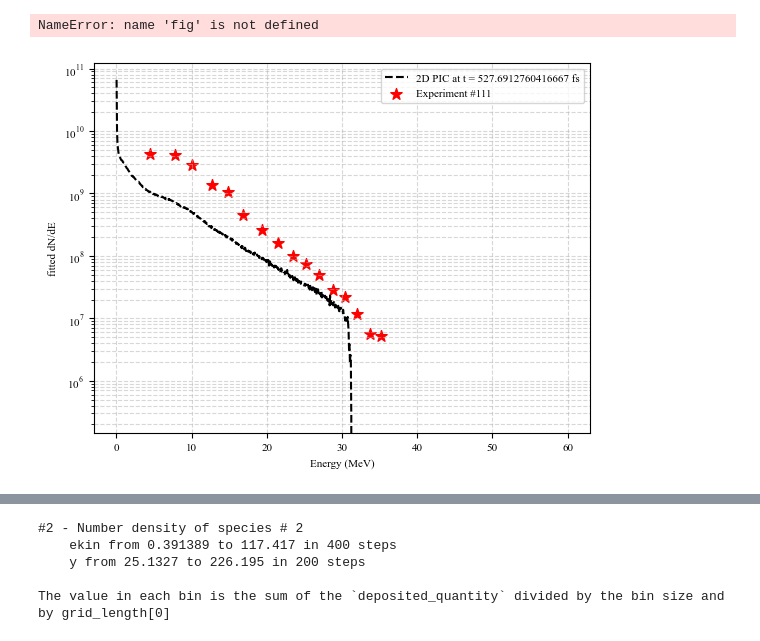
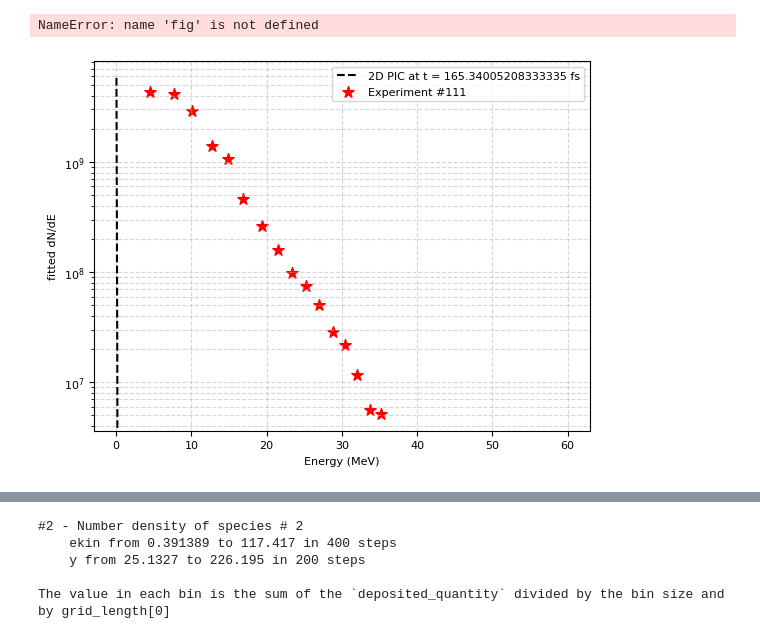
Before and after one commit to weipengyao/scripts, a Jupyter notebook: DPM_post.ipynb, the cells around one changed output, grey strips where cells are left out. Drawn from its saved outputs; the diff is of its cells as text; code cells hidden in the pictures.

```diff
--- a/DPM_post.ipynb
+++ b/DPM_post.ipynb
@@ -14,9 +16,11 @@ wkdir = [
     # "/Users/yao/Desktop/DPM_5e-2_Si150nm_Al50nm/",
     # '/Volumes/LaCie/Apollon_Neutron_2022_2023/DPM_5e-2_Si150nm_Al50nm_t02',
     # '/Volumes/LaCie/Apollon_Neutron_2022_2023/DPM_5e-2_Si150nm_Al50nm_t03',
-    '/Users/yao/Desktop/Data/DPM_Si150nm_Al50nm_t08/', # 50% of laser energy after DPM
+    # '/Users/yao/Desktop/Data/DPM_Si150nm_Al50nm_t08/', # 50% of laser energy after DPM
+    '/Users/yao/Desktop/Data/DPM_Si200nm_Al50nm_t10_r1/', # 50% of laser energy after DPM
+    # '/Users/yao/Desktop/Data/DPM_Al1.5um_t11/'
     # '/Users/yao/Desktop/Data/DPM_Si150nm_Al50nm_t09/',
-    # '/Volumes/LaCie/Apollon_Neutron_2022_2023/DPM_Si150nm_Al50nm_t07/',
+    # '/Volumes/LaCie/Apollon_Neutron_2022_2023/DPM_Si200nm_Al50nm_t10_r0/',
     ]
 # %%
 S0 = happi.Open(wkdir[0], reference_angular_frequency_SI = 2.*np.pi*3e8/1.058e-6)
@@ -323,36 +429,36 @@ xx  = np.array(S0.ParticleBinning(3, units=['um','fs','MeV']).getAxis('ekin'))
 tt  = np.array(S0.ParticleBinning(3, units=['um','fs','MeV']).getTimes())
 
 fitting_factor = 9e11
-timestep = 53 #93
+timestep = -1 #93
 
 plt.semilogy(xx,ene[timestep]*fitting_factor, color='black',
              linestyle='--',
              label='2D PIC at t = '+str(tt[-1])+' fs')
 # plt.semilogy(xx,ene[ts[1]]*fitting_factor, color='black',
 #              label='2D PIC at t = '+str(round(tt[ts[1]]))+' fs')
 
 # plt.xlim([0,40])
 # plt.ylim([1e-7,1])
 # plt.title('time = '+str(tt[ts])+' fs')
 plt.grid(which='both',linestyle='--',alpha=0.5)
 plt.xlabel('Energy (MeV)')
 plt.ylabel('fitted dN/dE')
 
 #shot 115
 # exp_energy = np.array([4.47, 7.42, 9.55, 11.92, 13.71, 15.12])
 # exp_number = np.array([2.263e9, 1.185e9, 5.523e8, 1.790e8, 5.399e7, 3.149e7])
 
 #shot 111
 exp_energy = np.array([4.49, 7.74, 10.01, 12.67, 14.87, 16.88, 19.33, 21.47, 23.42, 25.23, 26.90, 28.75, 30.37, 32.03, 33.67, 35.17])
 exp_number = np.array([4.333e9, 4.103e9, 2.892e9, 1.386e9, 1.074e9, 4.606e8, 2.639e8, 1.605e8, 9.902e7, 7.454e7, 4.993e7, 2.849e7, 2.184e7, 1.170e7, 5.565e6, 5.165e6])
 plt.scatter(exp_energy, exp_number, color='red', marker='*',
             s=72,
             label='Experiment #111')
 plt.legend()
 
 plt.show()
 # %% [output]
-[figure, old version]
+[figure, new version]
 # %%
 ene = np.array(ene)
 # %%
```
Also changed, not shown: parts of 24 cells of this notebook, 5 other files.
